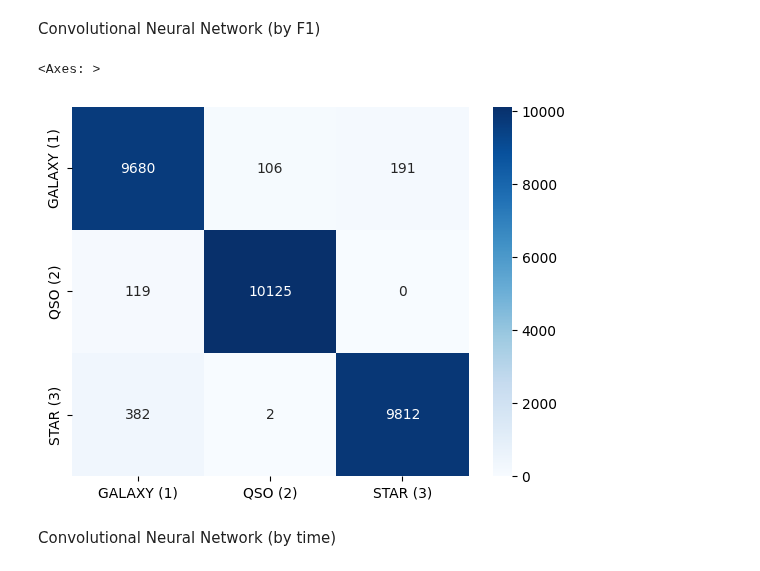
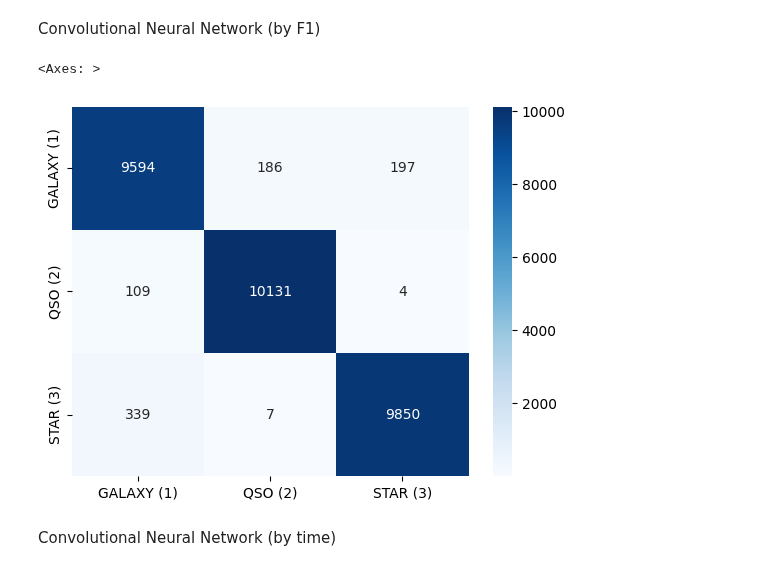
Before and after one commit to Francisco-Saraiva/daco_bell, a Jupyter notebook: Project/z_TrainModels.ipynb, the cells around one changed output. Saved outputs shown, nothing was run; the diff lists cells and outputs as text; code cells hidden in the pictures.

```diff
--- a/Project/z_TrainModels.ipynb
+++ b/Project/z_TrainModels.ipynb
@@ -611,7 +611,7 @@ class Classifier(nn.Module):
         self.maxpool2 = nn.MaxPool1d(kernel_size=2, stride = 2)
 
         # Third layer (fully connected)
-        self.fc1 = nn.Linear(in_features=120, out_features=20)
+        self.fc1 = nn.Linear(in_features=40, out_features=20)
         self.relu3 = nn.ReLU()
 
         # Softmax Classifier
@@ -693,34 +693,34 @@ torch.save(CNN_f1.state_dict(), 'Models/CNN.pth')
 
 # Evaluate the model
 CNN_f1.eval()
 with torch.no_grad():
     all_labels = []
     all_predictions = []
     for inputs, labels in test_loader:
         outputs = CNN_f1(inputs)
         _, predicted = torch.max(outputs, 1)   # get the index of the max log-probability
         all_labels.extend(labels.numpy())
         all_predictions.extend(predicted.numpy())
 
 # Calculate metrics
 accuracy = accuracy_score(all_labels, all_predictions)
 precision = precision_score(all_labels, all_predictions, average='weighted', zero_division=0)
 recall = recall_score(all_labels, all_predictions, average='weighted')
 f1 = f1_score(all_labels, all_predictions, average='weighted')
 total_time = end_time-start_time
 
 # Add the results to the list
 results.append(['CNN', accuracy, precision, recall, f1, total_time])
 
 # Confusion Matrix
 conf_mat = confusion_matrix(all_labels, all_predictions)
 labels = ['GALAXY (1)', 'QSO (2)', 'STAR (3)']
 
 # Create a heatmap with the labels
 sns.heatmap(conf_mat, annot=True, fmt='d', cmap='Blues', xticklabels=labels, yticklabels=labels)
 # %% [output]
 <Axes: >
-[figure, old version]
+[figure, new version]
 # %% [markdown]
 Convolutional Neural Network (by time)
 # %%
```
Also changed, not shown: 33 other files.
